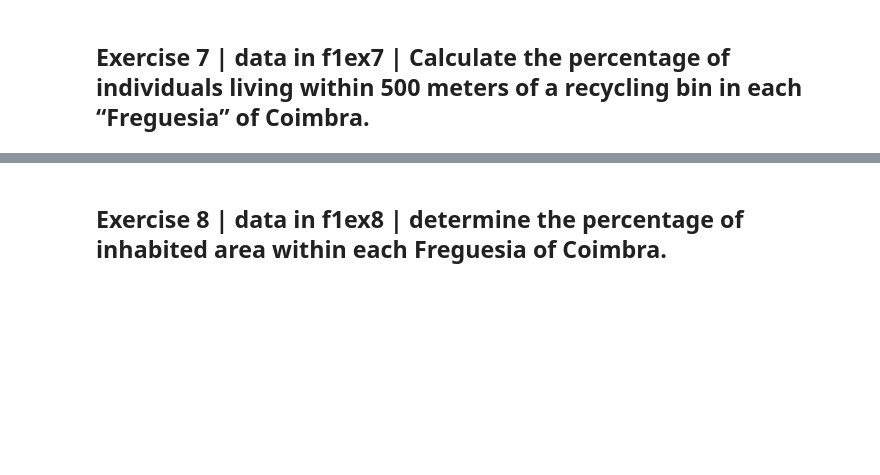
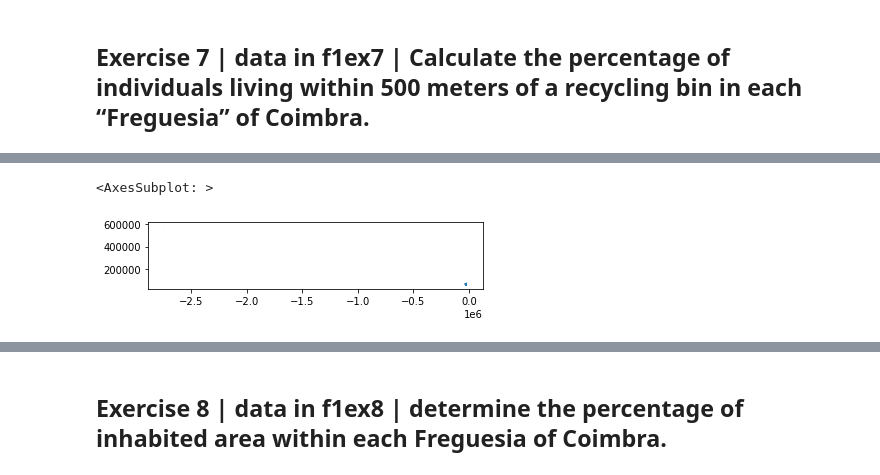
Before and after one commit to MartaSolarz/Maps_and_GISWEB, a Jupyter notebook: fichaexercicios1/solves.ipynb, the cells around one changed output, grey strips where cells are left out. Saved outputs shown, nothing was run; the diff lists cells and outputs as text; code cells hidden in the pictures; blank space fills up the shorter version.

```diff
--- a/fichaexercicios1/solves.ipynb
+++ b/fichaexercicios1/solves.ipynb
@@ -372,0 +361,6 @@ recycling_bins
+# %%
+recycling_bins['geometry'] = recycling_bins['geometry'].buffer(500)
+recycling_bins.plot()
+# %% [output]
+<AxesSubplot: >
+[figure, added]
```
Also changed, not shown: parts of 23 cells of this notebook.
